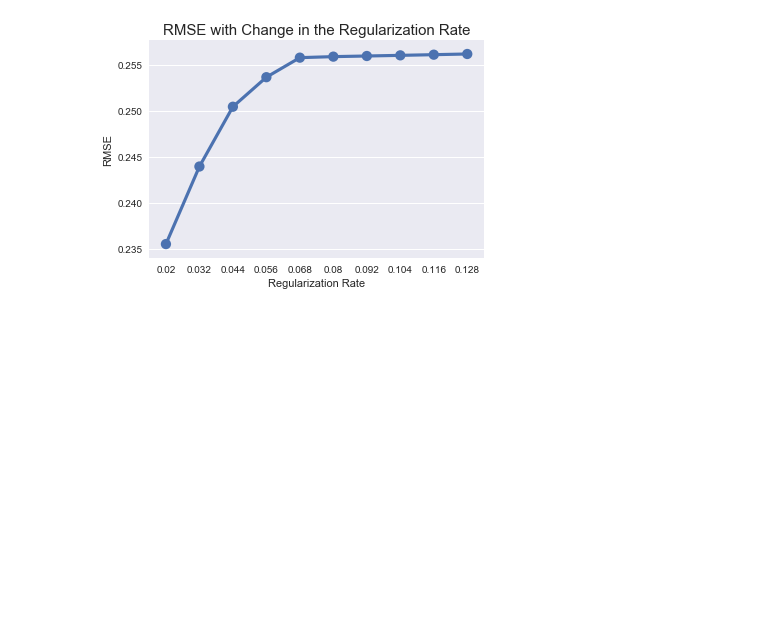
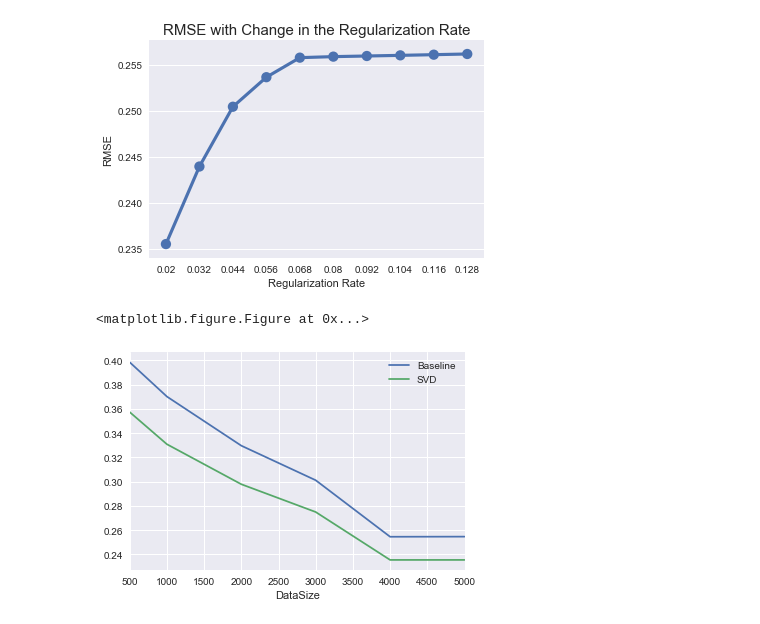
Before and after one commit to adarshchavakula/PersonalizationProject, a Jupyter notebook: code/SVD GridSearch Plots.ipynb, the cells around one changed output. Saved outputs shown, nothing was run; the diff lists cells and outputs as text; code cells hidden in the pictures; blank space fills up the shorter version.

Commit message:
added charts and updated plots notebook

```diff
--- a/code/SVD GridSearch Plots.ipynb
+++ b/code/SVD GridSearch Plots.ipynb
@@ -15,6 +15,13 @@ np.random.seed(sum(map(ord, "distributions")))
 factors = pd.read_table('factors.csv', header = 0, sep = ',')
 learning = pd.read_table('learning.csv', header = 0, sep = ',')
 reg = pd.read_table('reg.csv', header = 0, sep = ',')
+data_size = pd.read_table('datasize.csv', header = 0, index_col = 1)
+# %%
+data_size_RMSE = data_size[data_size['Metric'] == 'RMSE']
+data_size_MAE = data_size[data_size['Metric'] == 'MAE']
+
+data_size_RMSE = data_size_RMSE[['Baseline','SVD']]
+data_size_MAE = data_size_MAE[['Baseline','SVD']]
 # %%
 factors_plot = sns.pointplot(x="Factors", y="RMSE", data=factors)
 factors_plot.axes.set_title('RMSE with Change in Factors', fontsize = 15)
@@ -47,3 +54,9 @@ reg_plot = reg_plot.get_figure()
 reg_plot.savefig("reg_plot.png")
 # %% [output]
 [figure]
+# %%
+plt.figure(); data_size_RMSE.plot();
+plt.savefig('data_size_RMSE.png')
+# %% [output]
+<matplotlib.figure.Figure at 0x...>
+[figure, added]
```
Also changed, not shown: parts of 1 cell of this notebook, 2 other files.
